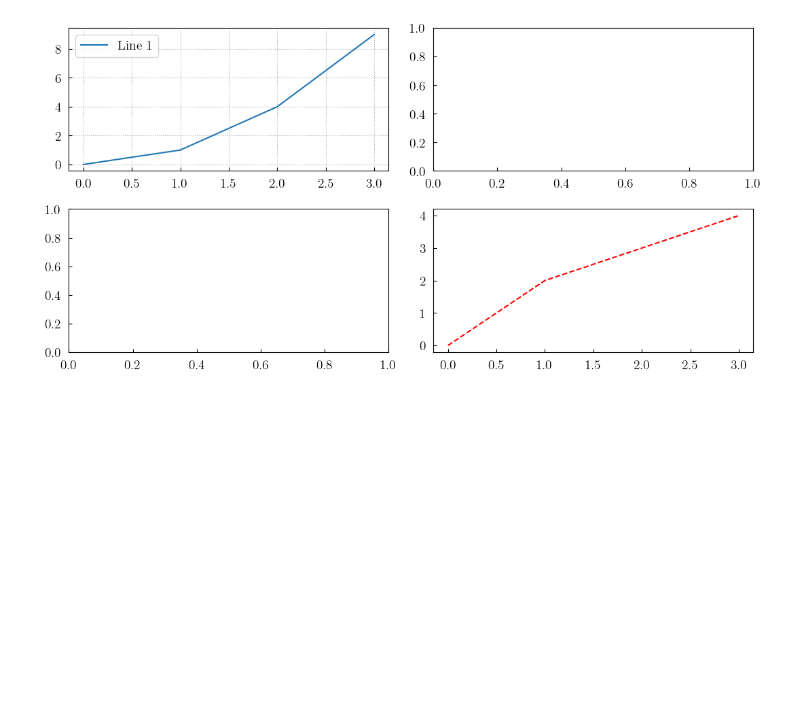
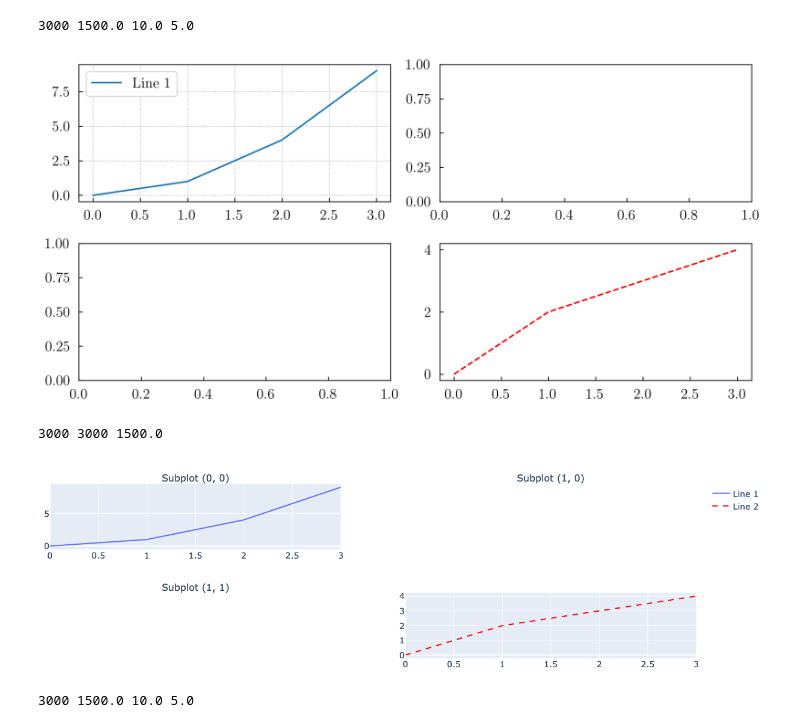
Before and after one commit to max-models/maxplotlib, a Jupyter notebook: tutorials/tutorial_1.ipynb, the cells around one changed output. Drawn from its saved outputs; the diff is of its cells as text; code cells hidden in the pictures; blank space fills up the shorter version.

Commit message:
plotly fixes

```diff
--- a/tutorials/tutorial_1.ipynb
+++ b/tutorials/tutorial_1.ipynb
@@ -22,13 +15,18 @@ c.savefig(filename='plot_00.pdf')
 # %%
-c = canvas.Canvas(ncols=2,nrows=2, width=800, ratio=0.5)
+c = canvas.Canvas(ncols=2,nrows=2, width=3000, ratio=0.5)
 sp = c.add_subplot(grid=True)
 c.add_subplot(row=1)
 sp2 = c.add_subplot(row=1,legend=False)
 sp.add_line([0, 1, 2, 3], [0, 1, 4, 9], label="Line 1")
 sp2.add_line([0, 1, 2, 3], [0, 2, 3, 4], linestyle='dashed', color='red', label="Line 2")
-c.plot()
+c.plot(backend='matplotlib')
+c.plot(backend='plotly')
 c.savefig(filename='plot_01.pdf')
 # %% [output]
+3000 1500.0 10.0 5.0
-[figure, old version]
+[figure, new version]
+3000 3000 1500.0
+[figure, added]
+3000 1500.0 10.0 5.0
 # %%
 # Test with plotly backend
```
Also changed, not shown: parts of 4 cells of this notebook, 2 other files.
